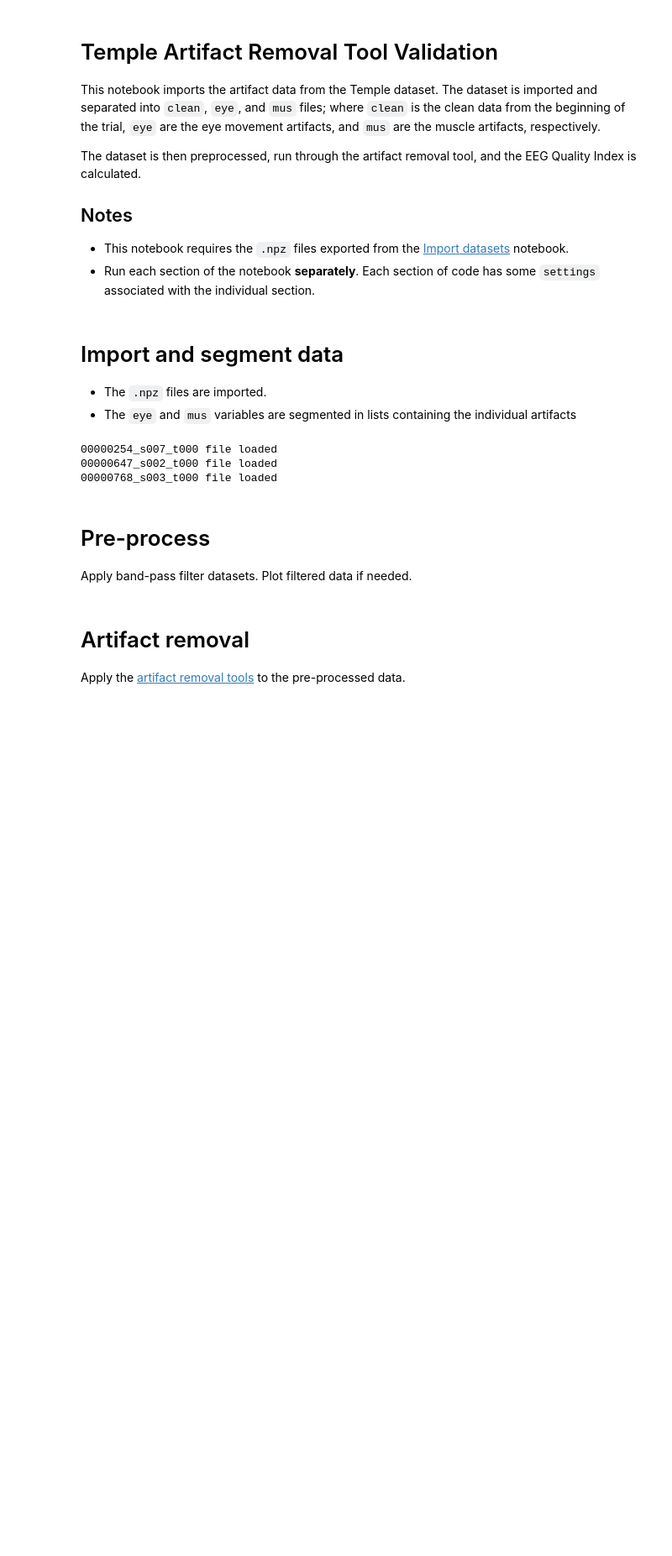
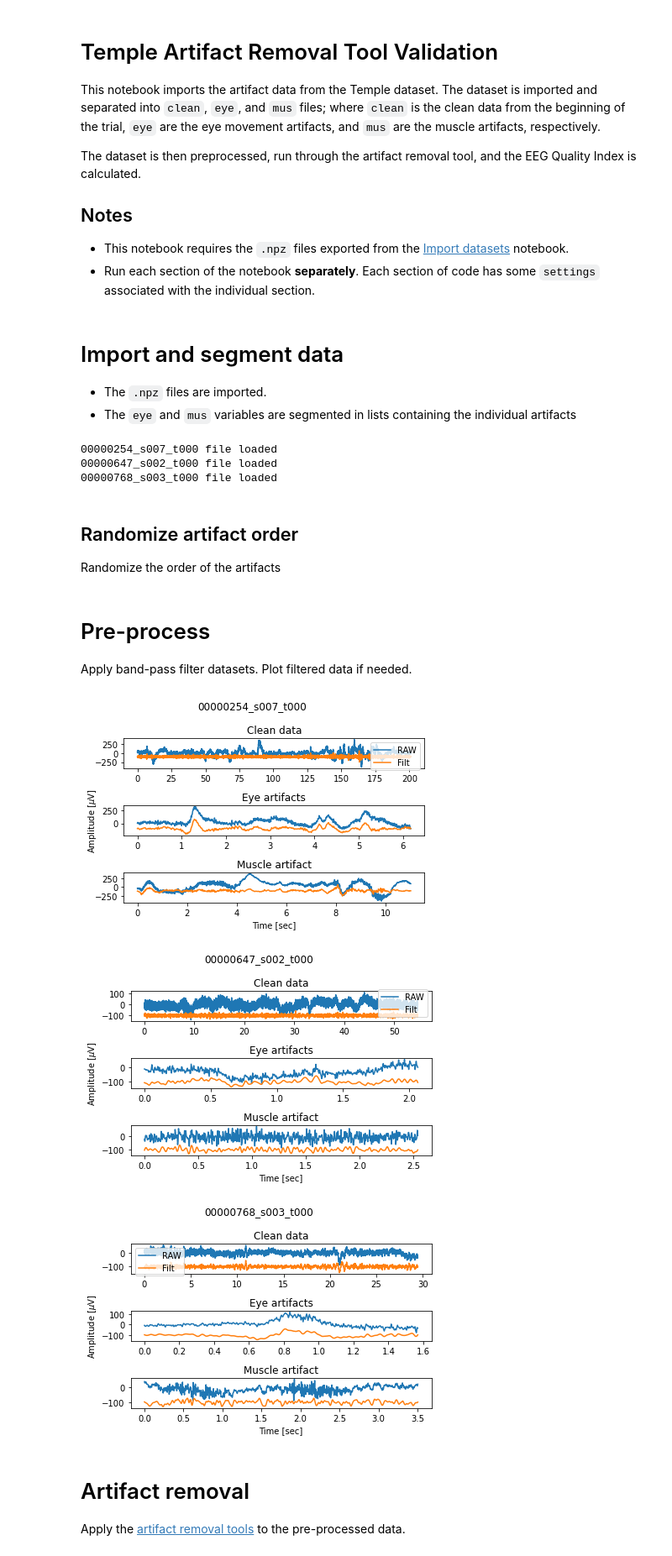
Before and after one commit to danielcomaduran/artifact-removal-tool-validation, a Jupyter notebook: Notebooks/02_Temple_Validation.ipynb, the cells around one changed output. Shown: that part at 84% size. Cells and saved outputs as stored; diff of their text form; code cells hidden in the pictures; blank space fills up the shorter version.

Commit message:
Added randomization of artifacts and trimming

```diff
--- a/Notebooks/02_Temple_Validation.ipynb
+++ b/Notebooks/02_Temple_Validation.ipynb
@@ -95,6 +95,10 @@ for f,file in enumerate(edf_files):
 00000254_s007_t000 file loaded
 00000647_s002_t000 file loaded
 00000768_s003_t000 file loaded
+# %% [markdown]
+## Randomize artifact order
+
+Randomize the order of the artifacts
 # %% [markdown]
 # Pre-process
 
@@ -102,7 +106,7 @@ Apply band-pass filter datasets. Plot filtered data if needed.
 # %%
 #%% Settings
 # - Plot settings
-plot = False    # Boolean to plot pre-processed data
+plot = True    # Boolean to plot pre-processed data
 scale = 1e6     # Scale for EEG data
 offset = 100    # Offset for filtered data (after scaling)
 
@@ -127,33 +131,37 @@ for f,file in enumerate(edf_files):
 
     artifacts = len(mus_eeg[f])
     mus_pre_eeg[f] = [None] * artifacts
     for a in range(artifacts):
         mus_pre_eeg[f][a] = eeg_preprocessing.filter(f_type, mus_eeg[f][a], fc=fc, srate=int(srate[f]), order=f_order)
 
     if plot:
         fig, ax = plt.subplots(3,1)
         plt.suptitle(f"{file}")
 
         ax[0].set_title("Clean data")
         temp_time = np.linspace(0, np.max(np.shape(clean_eeg[f]))/srate[f], np.max(np.shape(clean_eeg[f])))
         ax[0].plot(temp_time, scale*clean_eeg[f][0,:], label="RAW")
         ax[0].plot(temp_time, scale*clean_pre_eeg[f][0,:] - offset, label="Filt")
         ax[0].legend()
 
         ax[1].set_title("Eye artifacts")
         temp_time = np.linspace(0, np.max(np.shape(eye_eeg[f][0]))/srate[f], np.max(np.shape(eye_eeg[f][0])))
         ax[1].plot(temp_time, scale*eye_eeg[f][0][0,:], label="RAW")
         ax[1].plot(temp_time, scale*eye_pre_eeg[f][0][0,:] - offset, label="Filt")
         ax[1].set_ylabel("Amplitude [$\mu$V]")
 
         ax[2].set_title("Muscle artifact")
         temp_time = np.linspace(0, np.max(np.shape(mus_eeg[f][0]))/srate[f], np.max(np.shape(mus_eeg[f][0])))
         ax[2].plot(temp_time, scale*mus_eeg[f][0][0,:], label="RAW")
         ax[2].plot(temp_time, scale*mus_pre_eeg[f][0][0,:] - offset, label="Filt")
         ax[2].set_xlabel("Time [sec]")
 
         del temp_time, artifacts
         plt.tight_layout()
+# %% [output]
+[figure, added]
+[figure, added]
+[figure, added]
 # %% [markdown]
 # Artifact removal
 
```
Also changed, not shown: parts of 1 cell of this notebook.
